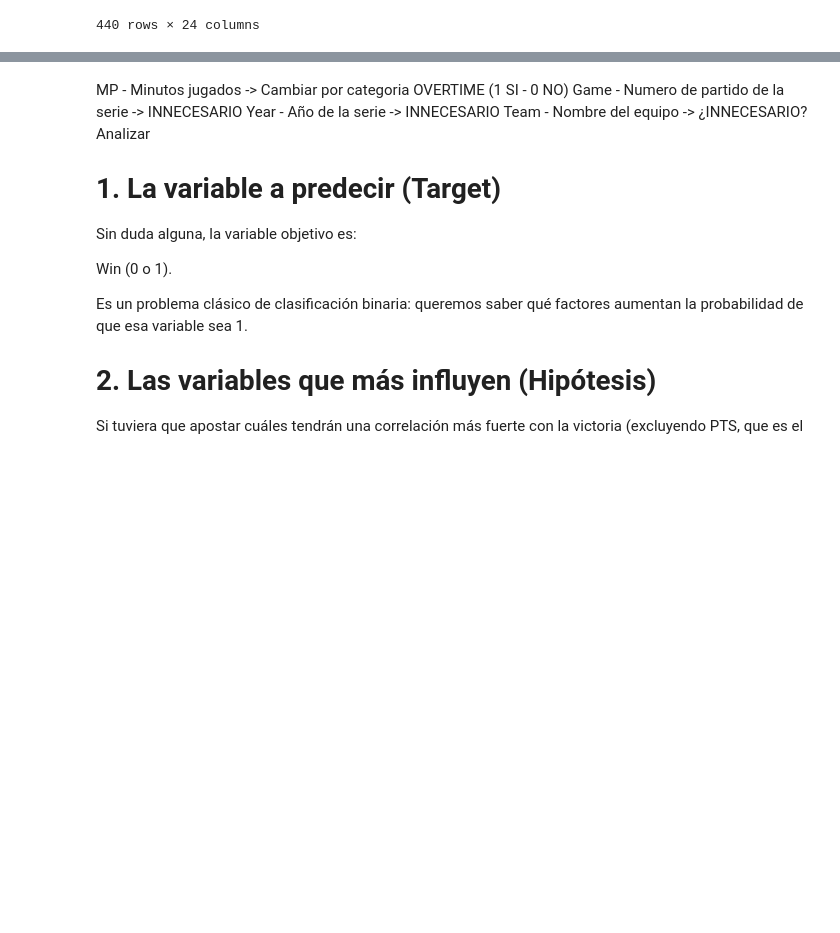
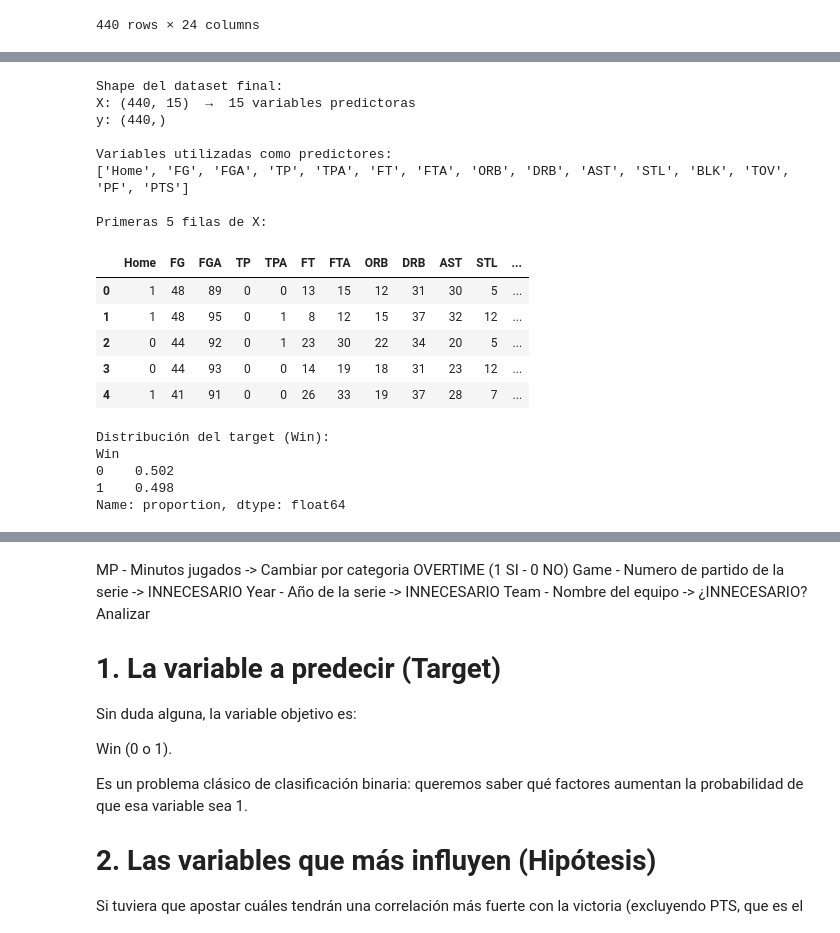
Before and after one commit to pol-tome/Cas-Kaggle-ApC-NBA-Finals-Team-Stats, a Jupyter notebook: nba_analysis.ipynb, the cells around one changed output, grey strips where cells are left out. Saved outputs shown, nothing was run; the diff lists cells and outputs as text; code cells hidden in the pictures; blank space fills up the shorter version.

```diff
--- a/nba_analysis.ipynb
+++ b/nba_analysis.ipynb
@@ -46,0 +129,37 @@ Asimismo, se ha prescindido de la variable `TRB` (Rebotes Totales). Al tratarse
+# %%
+# 1. Preparar las variables (X) y el objetivo (y)
+# ---------------------------------------------------------
+X = total.drop(['Win', 'Team', 'Year', 'Game','MP','FGP','TPP','FTP','TRB'], axis=1)
+Y = total['Win']
+
+print("Shape del dataset final:")
+print(f"X: {X.shape}  →  {X.shape[1]} variables predictoras")
+print(f"y: {Y.shape}\n")
+
+print("Variables utilizadas como predictores:")
+print(X.columns.tolist())
+print("\nPrimeras 5 filas de X:")
+display(X.head())
+
+print("\nDistribución del target (Win):")
+print(Y.value_counts(normalize=True).round(3))
+# %% [output]
+Shape del dataset final:
+X: (440, 15)  →  15 variables predictoras
+y: (440,)
+
+Variables utilizadas como predictores:
+['Home', 'FG', 'FGA', 'TP', 'TPA', 'FT', 'FTA', 'ORB', 'DRB', 'AST', 'STL', 'BLK', 'TOV', 'PF', 'PTS']
+
+Primeras 5 filas de X:
+|  | Home | FG | FGA | TP | TPA | FT | FTA | ORB | DRB | AST | STL | ... |
+| 0 | 1 | 48 | 89 | 0 | 0 | 13 | 15 | 12 | 31 | 30 | 5 | ... |
+| 1 | 1 | 48 | 95 | 0 | 1 | 8 | 12 | 15 | 37 | 32 | 12 | ... |
+| 2 | 0 | 44 | 92 | 0 | 1 | 23 | 30 | 22 | 34 | 20 | 5 | ... |
+| 3 | 0 | 44 | 93 | 0 | 0 | 14 | 19 | 18 | 31 | 23 | 12 | ... |
+| 4 | 1 | 41 | 91 | 0 | 0 | 26 | 33 | 19 | 37 | 28 | 7 | ... |
+Distribución del target (Win):
+Win
+0    0.502
+1    0.498
+Name: proportion, dtype: float64
```
Also changed, not shown: parts of 12 cells of this notebook.
